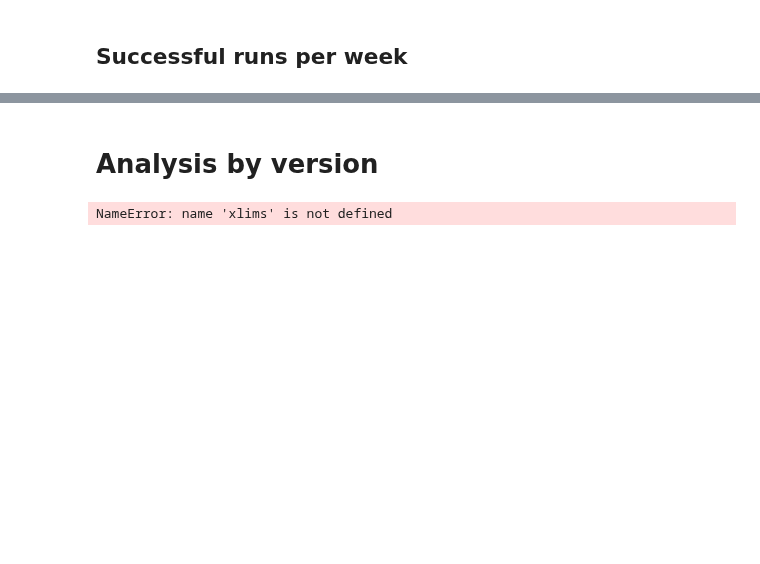
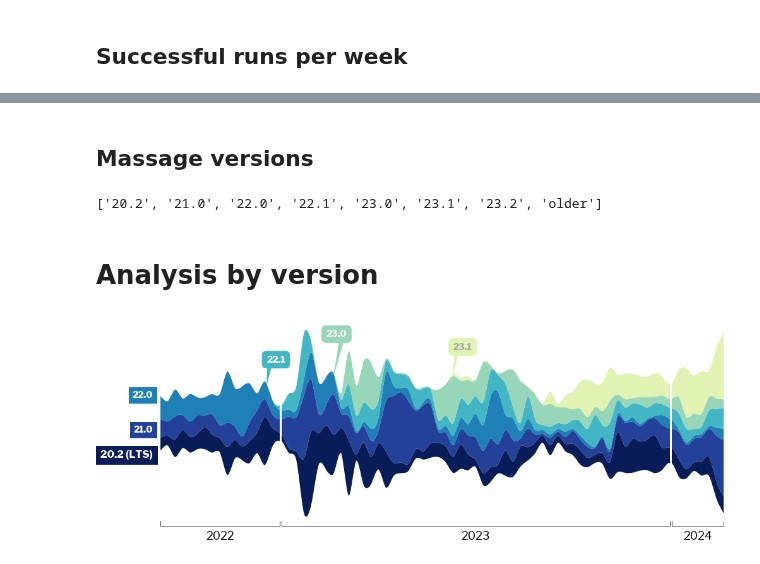
Before and after one commit to nipreps/fmriprep_stats, a Jupyter notebook: notebooks/fmriprep_stats.ipynb, the cells around one changed output, grey strips where cells are left out. Cells and saved outputs as stored; diff of their text form; code cells hidden in the pictures; blank space fills up the shorter version.

```diff
--- a/notebooks/fmriprep_stats.ipynb
+++ b/notebooks/fmriprep_stats.ipynb
@@ -57 +74,4 @@ Name: id, dtype: int64
+# %%
+if DROP_CUTOFF:
+    unique_success = unique_success[vparse(unique_success.environment_version.values) > version.parse(DROP_CUTOFF)]
 # %%
@@ -342,0 +372,2 @@ plt.savefig(
+# %% [markdown]
+## Massage versions
@@ -343,3 +396,8 @@ plt.savefig(
+# %%
+versions = sorted(unique_started.environment_version.unique())
+versions
+# %% [output]
+['20.2', '21.0', '22.0', '22.1', '23.0', '23.1', '23.2', 'older']
 # %% [markdown]
 # Analysis by version
 # %%
@@ -347,8 +405,8 @@ versions_success = {}
 versions_started = {}
 
 for version in versions:
-    ver_suc = unique_started_success[unique_started_success.environment_version.str.startswith(version)]
-    ver_sta = unique_started[unique_started.environment_version.str.startswith(version)]
+    ver_suc = unique_started_success[unique_started_success.environment_version == version]
+    ver_sta = unique_started[unique_started.environment_version == version]
 
     versions_success[version] = ver_suc.groupby([
         ver_suc['date_minus_time'].dt.isocalendar().year,
@@ -362,17 +420,17 @@ for version in versions:
 versions_success = pd.DataFrame(versions_success)
 versions_started = pd.DataFrame(versions_started)
 versions_success_norm = versions_success.div(versions_success.sum(axis=1), axis=0)
+versions_success.sum(0)
 # %%
+# Ignore columns of versions below 5000 executions all time
+versions_success = versions_success.loc[:, versions_success.sum(0) > 5000]
+
 data = versions_success[1:-1].fillna(0.0)
 xs = np.arange(len(data))
 xnew = np.linspace(0.0, len(data), num=14 * len(data))
 xnew_inc = xnew[1] - xnew[0]
 
 smoothed_data = RBFInterpolator(xs[:, np.newaxis], data.values)(xnew[:, np.newaxis])
-# %%
-xlims
-# %% [output]
-NameError: name 'xlims' is not defined
 # %%
 fig, axes = plt.subplots(
     nrows=1,
@@ -424,7 +482,7 @@ for ax_i, yr in enumerate(years):
 axes[0].annotate(
     "20.2 (LTS)",
     xy=(0, -1000),
-    xytext=(-1, -1000),
+    xytext=(-1, -2500),
     textcoords='data',
     xycoords="data",
     fontweight=800,
@@ -444,7 +502,7 @@ axes[0].annotate(
 axes[0].annotate(
     labels[1],
     xy=(0, 0),
-    xytext=(-1, 800),
+    xytext=(-1, -500),
     textcoords='data',
     xycoords="data",
     fontweight=800,
@@ -512,8 +570,8 @@ axes[1].annotate(
 
 axes[1].annotate(
     labels[4],
-    xy=(xlims[1][0] + 10, 2800),
-    xytext=(xlims[1][0] + 10, 6000),
+    xy=(xlims[1][0] + 7, 3800),
+    xytext=(xlims[1][0] + 6, 7000),
     textcoords='data',
     xycoords="data",
     fontweight=800,
@@ -534,71 +592,46 @@ axes[1].annotate(
         "color": colors[4],
         "patchA": None,
         "patchB": None,
-        "relpos": (0.2, 0.3),
+        "relpos": (0.8, 0.3),
     },
 )
 
 axes[1].annotate(
     labels[5],
-    xy=(xlims[1][0] + 23, 2800),
+    xy=(xlims[1][0] + 23, 3800),
     xytext=(xlims[1][0] + 23, 6000),
     textcoords='data',
     xycoords="data",
     fontweight=800,
     annotation_clip=False,
     color="darkgray",
     size=14,
     horizontalalignment="left",
     verticalalignment="center",
     bbox={
         "boxstyle": "round",
         "fc": colors[5],
         "ec": colors[5],
         "color": "w",
         "pad": 0.5,
     },
     arrowprops={
         "arrowstyle": "wedge,tail_width=.5",
         "color": colors[5],
         "patchA": None,
         "patchB": None,
         "relpos": (0.2, 0.3),
     },
 )
 
-# axes[0].annotate(
-#     "Version 20.2 (LTS)\n"
-#     "was last released\non Jan 24, 2022",
-#     xy=(0, -1000),
-#     xytext=(-2, -5000),
-#     textcoords='data',
-#     xycoords="data",
-#     fontweight=500,
-#     annotation_clip=False,
-#     color="w",
-#     size=16,
-#     horizontalalignment="center",
-#     verticalalignment="center",
-#     arrowprops={
-#         "arrowstyle": "-",
-#         "connectionstyle": "angle",
-#         "color": colors[0],
-#     },
-#     bbox={
-#         "boxstyle": "square",
-#         "fc": colors[0],
-#         "color": "w",
-#         "pad": 0.8
-#     },
-# )
 
-# plt.tight_layout()
-
-# plt.ylabel("Number of successful runs, broken by version")
-# plt.xlabel("Week of year")
-# plt.title("Version adoption")
-# plt.legend(ncol=len(labels), loc='lower left');
-plt.savefig('20221206_version_successful_weekly_abs.png', dpi=300, bbox_inches='tight')
+plt.savefig(
+    f"{datetime.date.today().strftime('%Y%m%d')}_versionstream.png",
+    dpi=300,
+    bbox_inches='tight',
+)
+# %% [output]
+[figure, added]
 # %%
 fig,ax = plt.subplots(figsize=(16,6))
 ax = ((versions_success.T / versions_started.sum(axis=1)).T * 100).plot.bar(stacked=True, ax=ax)
```
Also changed, not shown: parts of 14 cells of this notebook, 2 other files.
